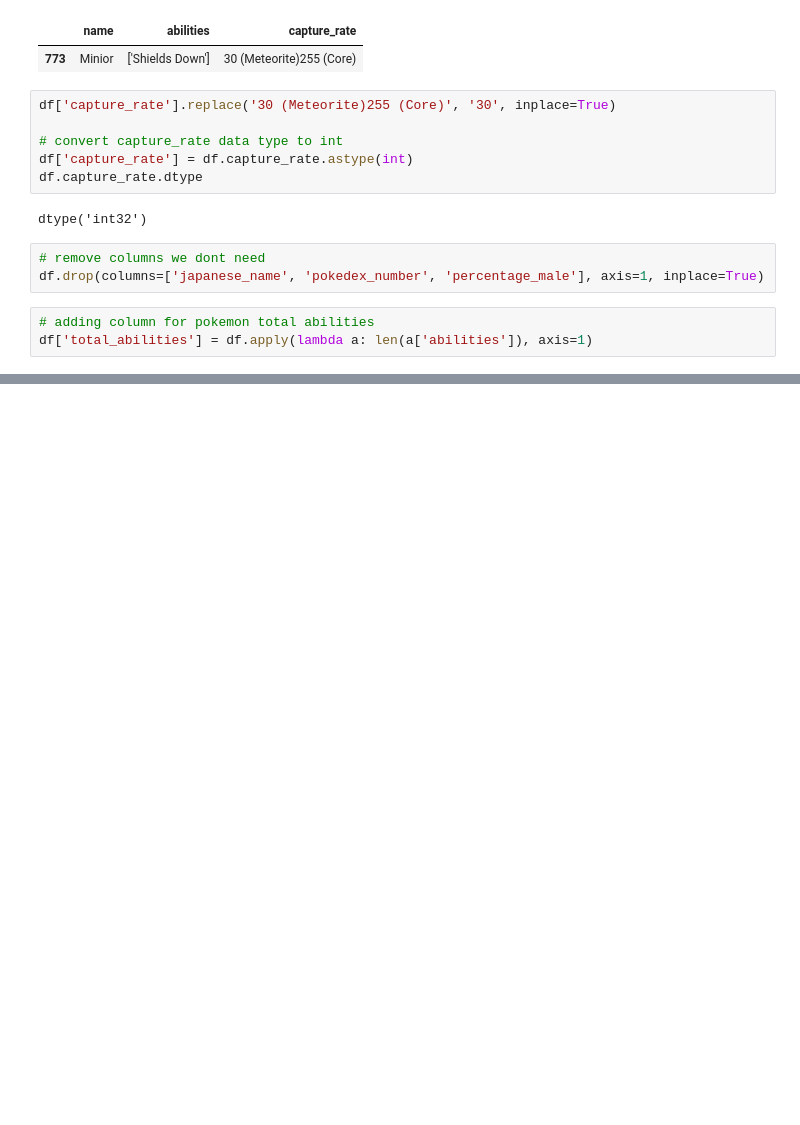
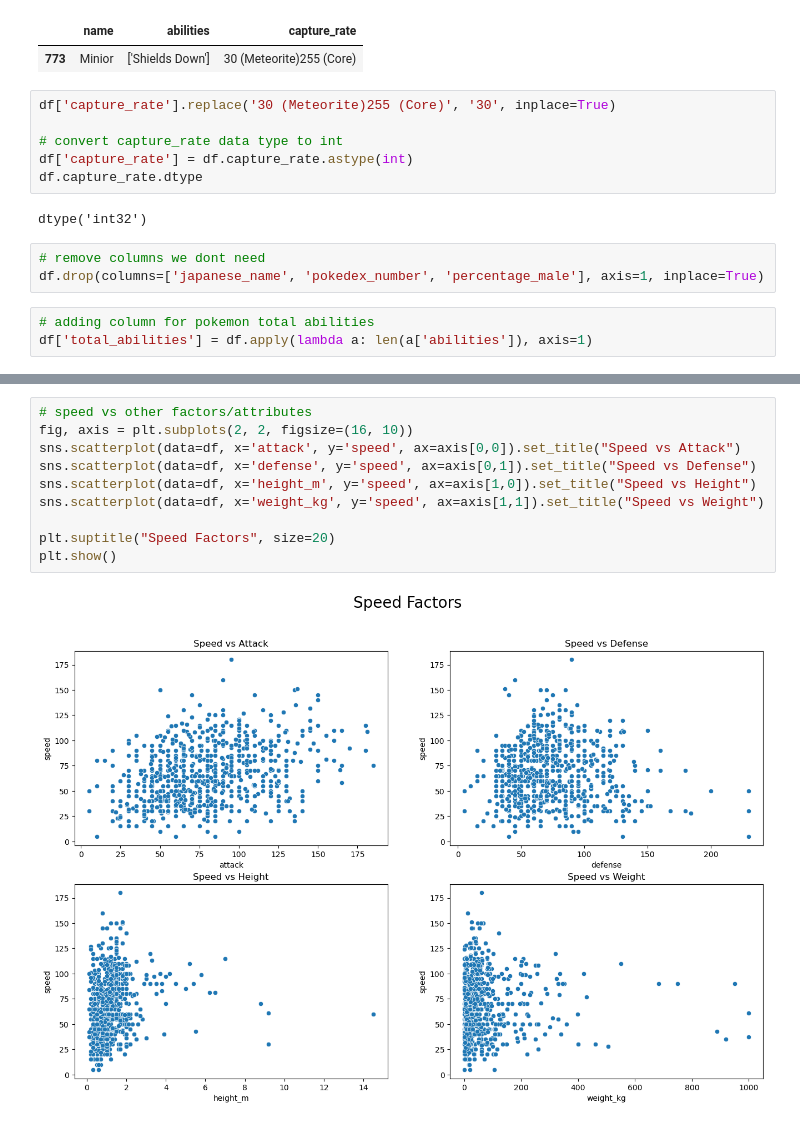
Before and after one commit to joharkhan99/Data-Science-Internship, a Jupyter notebook: Week3/Day1/Advance_Data_Visualization.ipynb, the cells around one changed output, grey strips where cells are left out. Saved outputs shown, nothing was run; the diff lists cells and outputs as text; blank space fills up the shorter version.

```diff
--- a/Week3/Day1/Advance_Data_Visualization.ipynb
+++ b/Week3/Day1/Advance_Data_Visualization.ipynb
@@ -168,0 +220,12 @@ df.rename()
+# %%
+# speed vs other factors/attributes
+fig, axis = plt.subplots(2, 2, figsize=(16, 10))
+sns.scatterplot(data=df, x='attack', y='speed', ax=axis[0,0]).set_title("Speed vs Attack")
+sns.scatterplot(data=df, x='defense', y='speed', ax=axis[0,1]).set_title("Speed vs Defense")
+sns.scatterplot(data=df, x='height_m', y='speed', ax=axis[1,0]).set_title("Speed vs Height")
+sns.scatterplot(data=df, x='weight_kg', y='speed', ax=axis[1,1]).set_title("Speed vs Weight")
+
+plt.suptitle("Speed Factors", size=20)
+plt.show()
+# %% [output]
+[figure, added]
```
Also changed, not shown: parts of 9 cells of this notebook.
